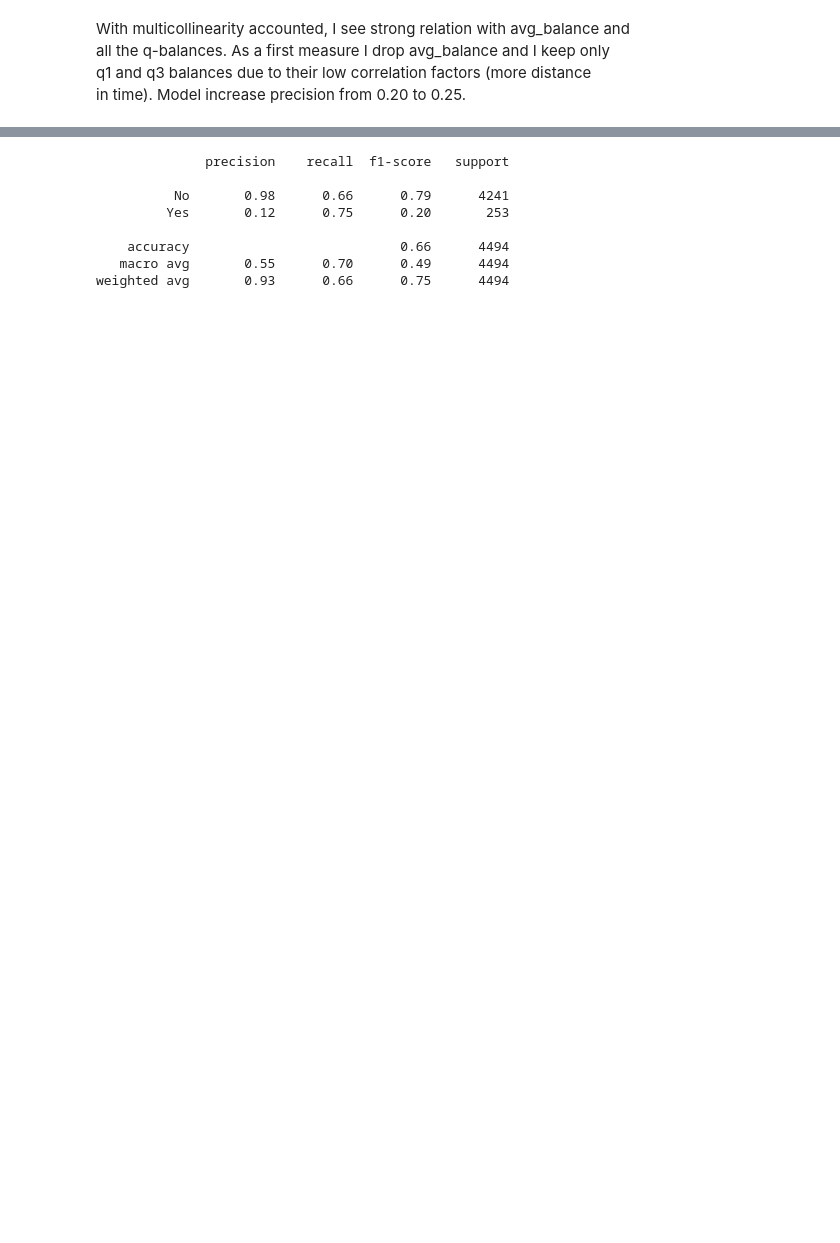
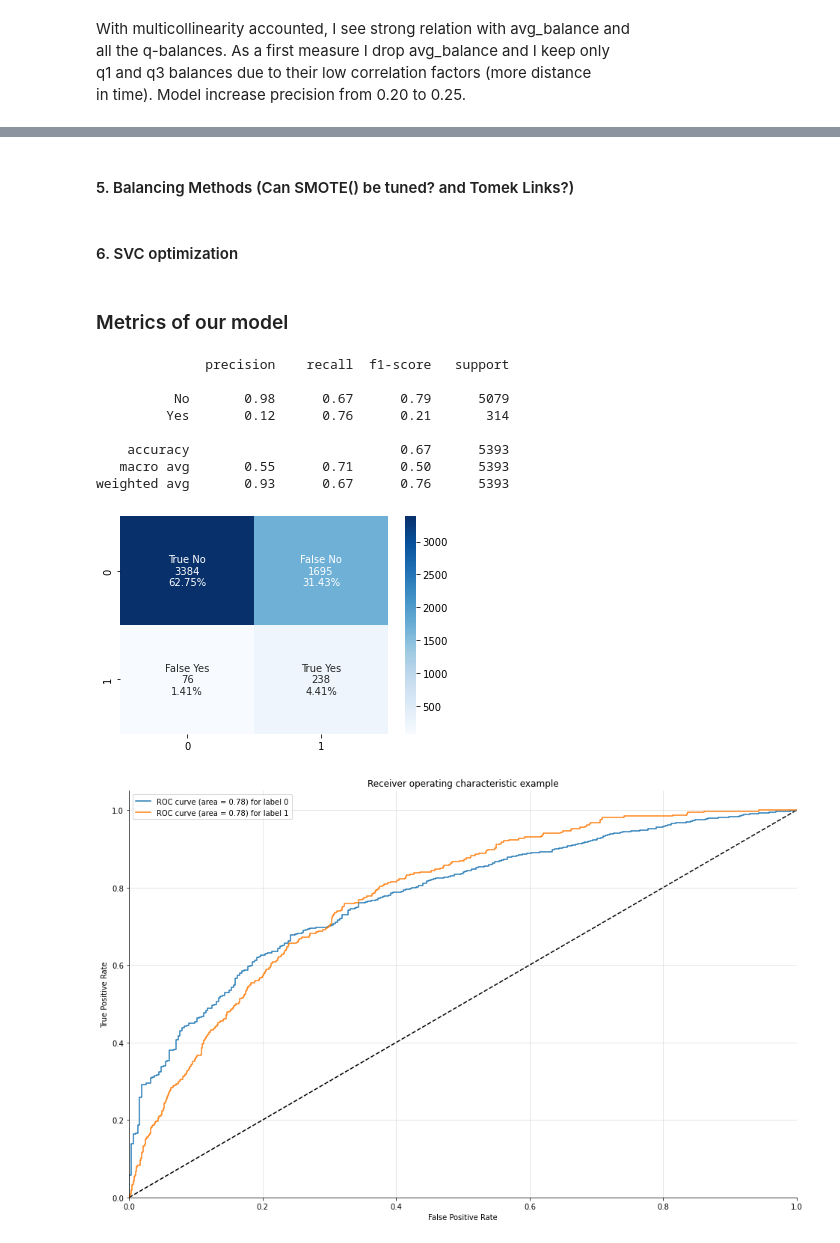
Before and after one commit to Edoardo1996/ironhack-mid-project, a Jupyter notebook: index.ipynb, the cells around one changed output, grey strips where cells are left out. Saved outputs shown, nothing was run; the diff lists cells and outputs as text; code cells hidden in the pictures; blank space fills up the shorter version.

```diff
--- a/index.ipynb
+++ b/index.ipynb
@@ -465,25 +239,39 @@ weighted avg       0.92      0.71      0.79      4494
-# %%
-# Benchmark Naive bayes (MultinomialNB) (all onehot) and accounted multicoll. Balancig method (SMOTE)
-# and MinMaxScaler for
-df1 = df.drop(['average_balance', 'q2_balance', 'q4_balance'], axis=1)
-cols_onehot_encod = ['reward', 'mailer_type', 'overdraft_protection',
-                     'own_your_home', 'income_level', 'credit_rating']
-predictions, classification_report = sktools.score_classification_model(
-    df=df1, target='offer_accepted', model=MultinomialNB(alpha=1),
-    cols_to_encode=[cols_onehot_encod],
-    scaler=MinMaxScaler(),
-    encoders=[OneHotEncoder()],
-    balance_dataset = True,
-    balancer=SMOTE(k_neighbors=5)
-)
-
-print(classification_report)
-# %% [output]
-              precision    recall  f1-score   support
-
-          No       0.98      0.66      0.79      4241
-         Yes       0.12      0.75      0.20       253
-
-    accuracy                           0.66      4494
-   macro avg       0.55      0.70      0.49      4494
-weighted avg       0.93      0.66      0.75      4494
+# %% [markdown]
+#### 5. Balancing Methods (Can SMOTE() be tuned? and Tomek Links?)
+# %% [markdown]
+#### 6. SVC optimization
+# %% [markdown]
+### Metrics of our model
+# %%
+# test metrics funcs
+
+df = cleaning.load_data(config.CLEANED_DATA_PATH)
+cols_onehot_encod = ['reward', 'mailer_type', 'overdraft_protection',
+                'own_your_home', 'income_level', 'credit_rating']
+X_train, X_test, y_train, y_test = sktools.split_data(df,
+                                                    target = config.TARGET,
+                                                    test_size=0.3,
+                                                    random_state=42)
+sktools.scale_data(X_train, X_test, scaler_class=MinMaxScaler())
+X_train, X_test = sktools.encode_data(X_train, X_test, encoders=[OneHotEncoder()],
+                                        cols_to_encode=[cols_onehot_encod])
+balancer = SMOTE()
+X_train, y_train = balancer.fit_resample(X_train, y_train)
+y_pred = sktools.apply_model(X_train, X_test, y_train, model=MultinomialNB(),
+                                return_formula=False, k=None)
+print(classification_report(y_test, y_pred))
+metrics.plot_confusion_matrix(y_test, y_pred)
+metrics.plot_multiclass_roc(MultinomialNB().fit(X_train, y_train),
+                                X_test, y_test, n_classes=2,
+                                figsize = (16, 10))
+# %% [output]
+              precision    recall  f1-score   support
+
+          No       0.98      0.67      0.79      5079
+         Yes       0.12      0.76      0.21       314
+
+    accuracy                           0.67      5393
+   macro avg       0.55      0.71      0.50      5393
+weighted avg       0.93      0.67      0.76      5393
+[figure, added]
+[figure, added]
```
Also changed, not shown: parts of 31 cells of this notebook.
